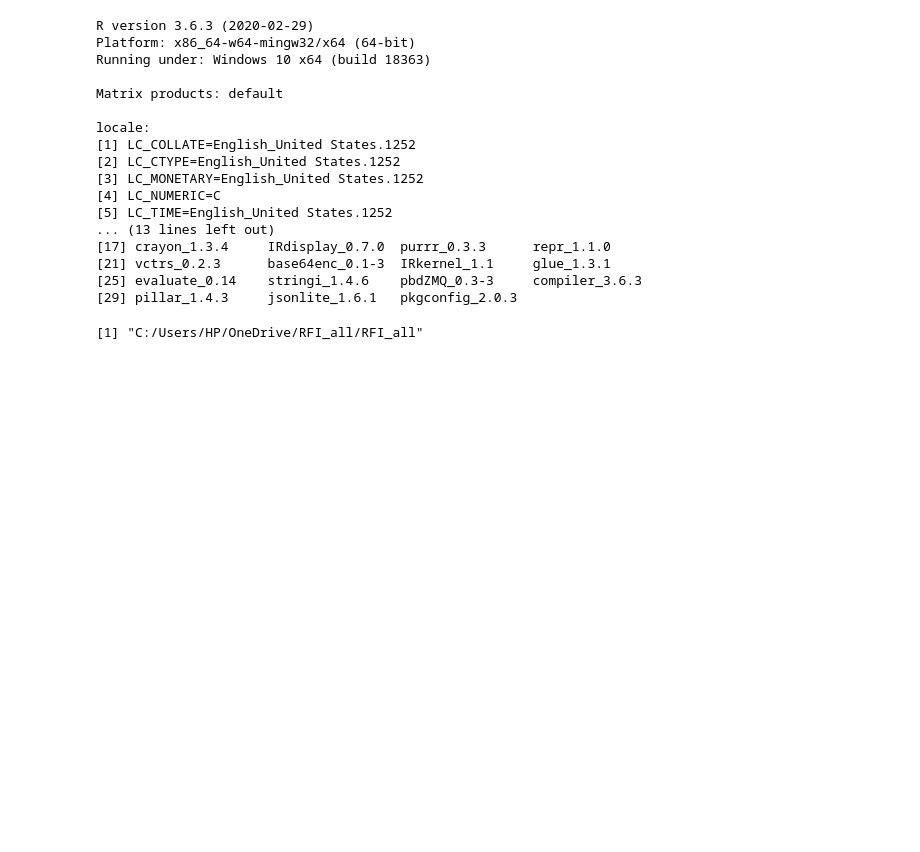
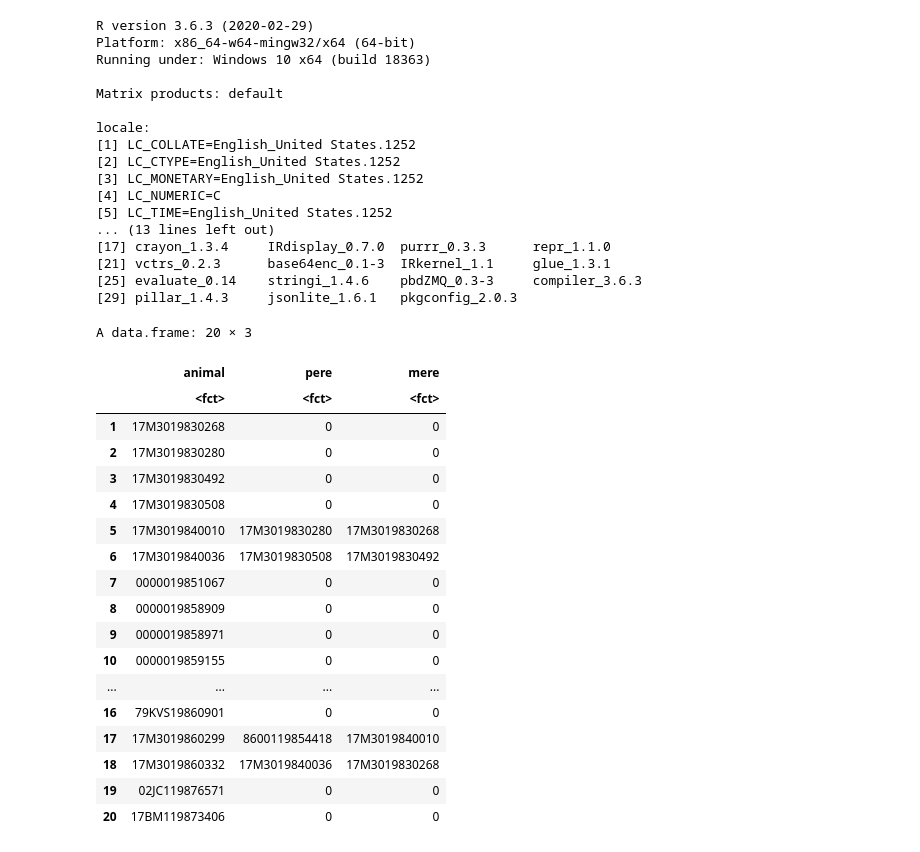
Before and after one commit to vanhungtran/BLUP, a Jupyter notebook: RFI.ipynb, the cells around one changed output. Cells and saved outputs as stored; diff of their text form; code cells hidden in the pictures; blank space fills up the shorter version.

```diff
--- a/RFI.ipynb
+++ b/RFI.ipynb
@@ -507,7 +502,3 @@ locale:
 [21] vctrs_0.2.3      base64enc_0.1-3  IRkernel_1.1     glue_1.3.1
 [25] evaluate_0.14    stringi_1.4.6    pbdZMQ_0.3-3     compiler_3.6.3
 [29] pillar_1.4.3     jsonlite_1.6.1   pkgconfig_2.0.3
-# %%
-getwd()
-# %% [output]
-[1] "C:/Users/HP/OneDrive/RFI_all/RFI_all"
@@ -513,0 +514,22 @@ getwd()
+# %%
+head(ped,20)
+# %% [output]
+A data.frame: 20 × 3
+|  | animal | pere | mere |
+|  | <fct> | <fct> | <fct> |
+| 1 | 17M3019830268 | 0 | 0 |
+| 2 | 17M3019830280 | 0 | 0 |
+| 3 | 17M3019830492 | 0 | 0 |
+| 4 | 17M3019830508 | 0 | 0 |
+| 5 | 17M3019840010 | 17M3019830280 | 17M3019830268 |
+| 6 | 17M3019840036 | 17M3019830508 | 17M3019830492 |
+| 7 | 0000019851067 | 0 | 0 |
+| 8 | 0000019858909 | 0 | 0 |
+| 9 | 0000019858971 | 0 | 0 |
+| 10 | 0000019859155 | 0 | 0 |
+| ... | ... | ... | ... |
+| 16 | 79KVS19860901 | 0 | 0 |
+| 17 | 17M3019860299 | 8600119854418 | 17M3019840010 |
+| 18 | 17M3019860332 | 17M3019840036 | 17M3019830268 |
+| 19 | 02JC119876571 | 0 | 0 |
+| 20 | 17BM119873406 | 0 | 0 |
```
Also changed, not shown: parts of 24 cells of this notebook.
